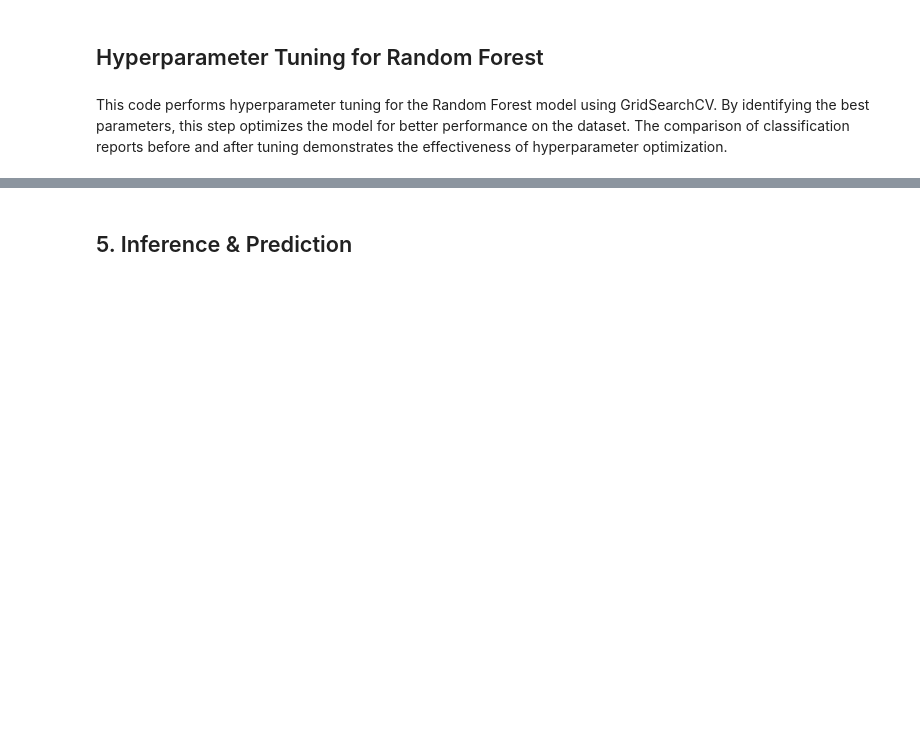
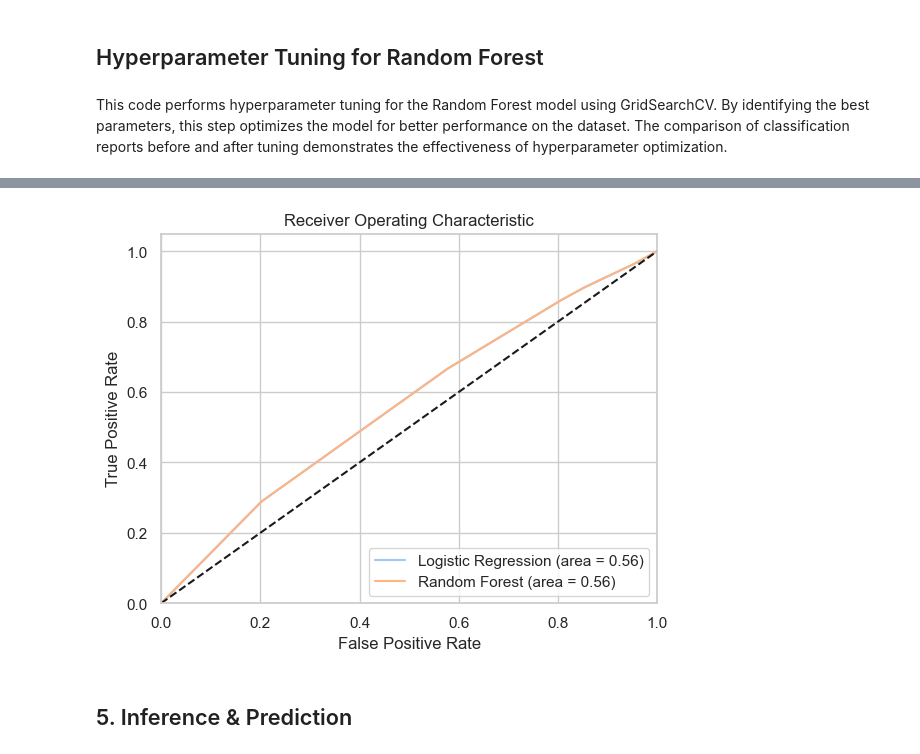
Before and after one commit to deveshtalreja/Final-Project, a Jupyter notebook: Final Project.ipynb, the cells around one changed output, grey strips where cells are left out. Drawn from its saved outputs; the diff is of its cells as text; code cells hidden in the pictures; blank space fills up the shorter version.

```diff
--- a/Final Project.ipynb
+++ b/Final Project.ipynb
@@ -262,3 +293,23 @@ weighted avg       0.83      0.75      0.78     13401
+# %%
+
+# Compute ROC curve for both models
+fpr_lr, tpr_lr, _ = roc_curve(y_test, log_reg_model.predict_proba(X_test)[:, 1])
+fpr_rf, tpr_rf, _ = roc_curve(y_test, rf_model.predict_proba(X_test)[:, 1])
+
+# Plot ROC curves
+plt.figure()
+plt.plot(fpr_lr, tpr_lr, label='Logistic Regression (area = %0.2f)' % auc(fpr_lr, tpr_lr))
+plt.plot(fpr_rf, tpr_rf, label='Random Forest (area = %0.2f)' % auc(fpr_rf, tpr_rf))
+plt.plot([0, 1], [0, 1], 'k--')
+plt.xlim([0.0, 1.0])
+plt.ylim([0.0, 1.05])
+plt.xlabel('False Positive Rate')
+plt.ylabel('True Positive Rate')
+plt.title('Receiver Operating Characteristic')
+plt.legend(loc='lower right')
+plt.show()
+# %% [output]
+[figure, added]
 # %% [markdown]
 ## 5. Inference & Prediction
 # %%
```
Also changed, not shown: parts of 6 cells of this notebook.
